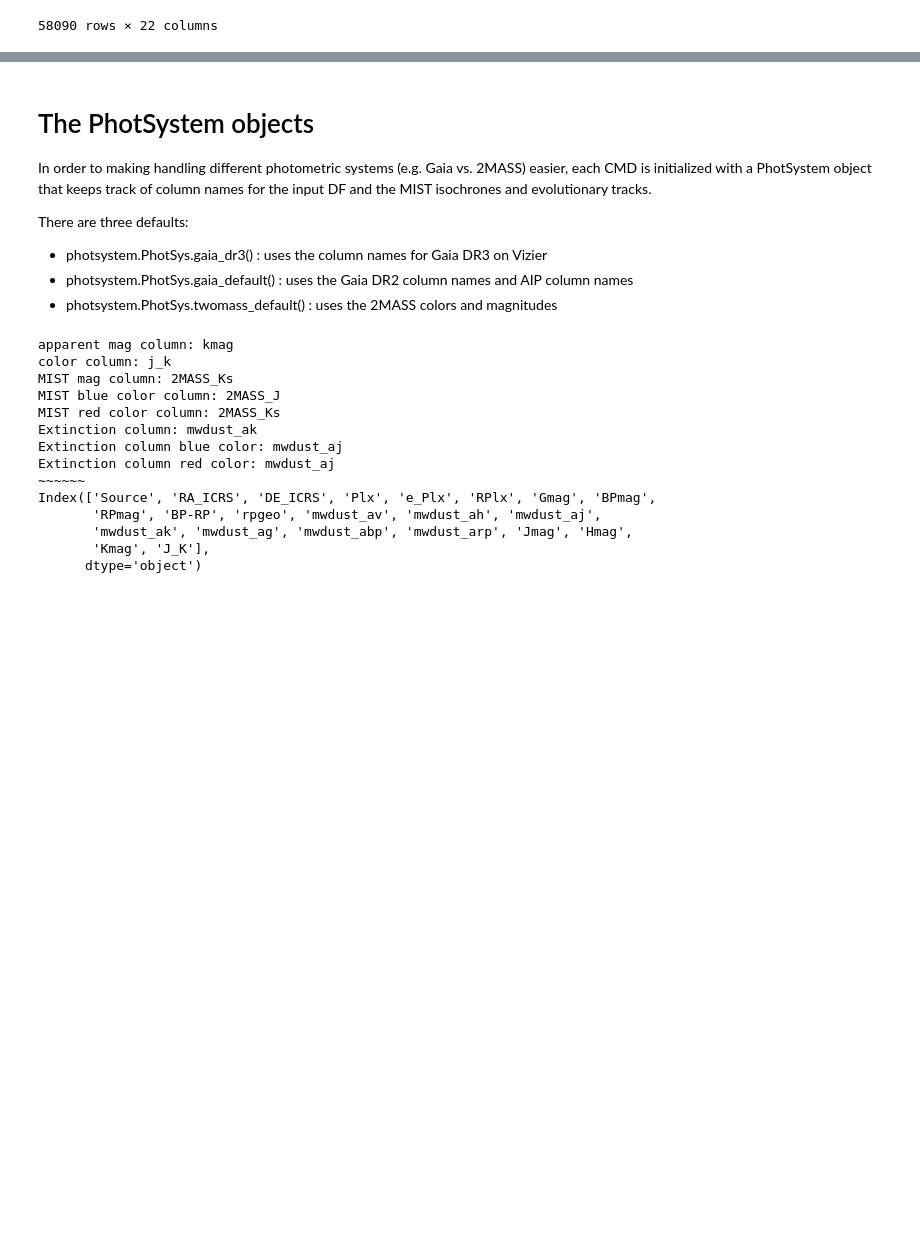
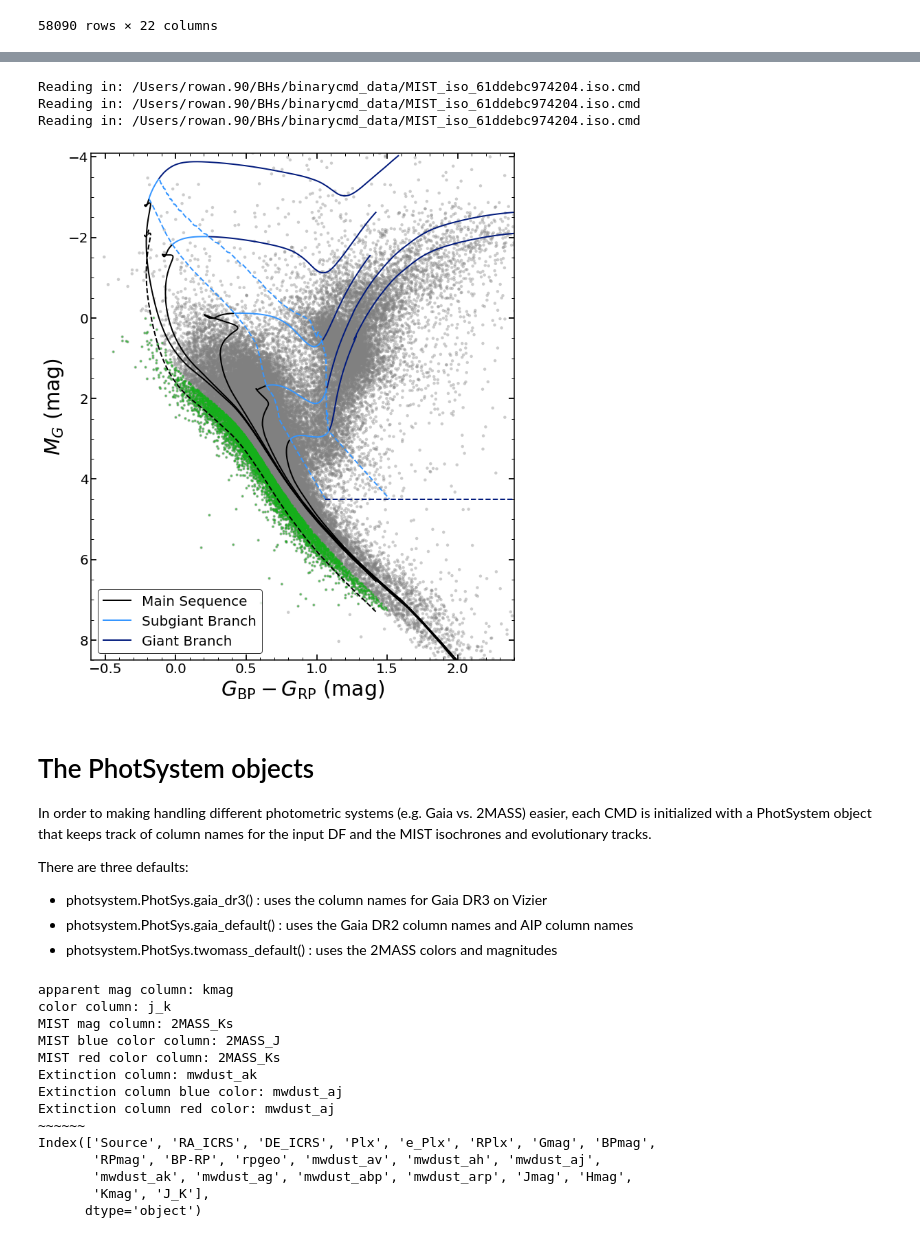
Before and after one commit to dmrowan/binarycmd, a Jupyter notebook: example_notebook.ipynb, the cells around one changed output, grey strips where cells are left out. Cells and saved outputs as stored; diff of their text form; code cells hidden in the pictures; blank space fills up the shorter version.

Commit message:
select single stars method

```diff
--- a/example_notebook.ipynb
+++ b/example_notebook.ipynb
@@ -68,4 +83,26 @@ Reading in: /Users/rowan.90/BHs/binarycmd_data/MIST_iso_61ddebc974204.iso.cmd
 [figure]
+# %%
+df = pd.read_csv(pkg_resources.resource_filename(__name__, 'data/'+'example_dataset.csv'))
+
+cmd_gaia = CMD(df, phot_system=PhotSystem.gaia_dr3())
+cmd_gaia.calculate_color_mags()
+cmd_gaia.apply_quality_cuts(ext_cut=2.0, rplx_cut=5)
+cmd_gaia.plot()
+cmd_gaia.plot_mist_eep()
+cmd_gaia.plot_single_star_isochrone()
+cmd_gaia.identify_components(method='eep')
+
+single_stars = cmd_gaia.select_single_stars()
+idx_single_stars = np.where(np.array(single_stars))[0]
+cmd_gaia.mark_id(cmd_gaia.df.Source.iloc[idx_single_stars],
+                 column='Source',
+                 plot_kwargs=dict(marker='.', edgecolor='none',
+                                  color='xkcd:green', alpha=0.6))
+# %% [output]
+Reading in: /Users/rowan.90/BHs/binarycmd_data/MIST_iso_61ddebc974204.iso.cmd
+Reading in: /Users/rowan.90/BHs/binarycmd_data/MIST_iso_61ddebc974204.iso.cmd
+Reading in: /Users/rowan.90/BHs/binarycmd_data/MIST_iso_61ddebc974204.iso.cmd
+[figure, added]
 # %% [markdown]
 # The PhotSystem objects
 
```
Also changed, not shown: parts of 1 cell of this notebook, 3 other files.
